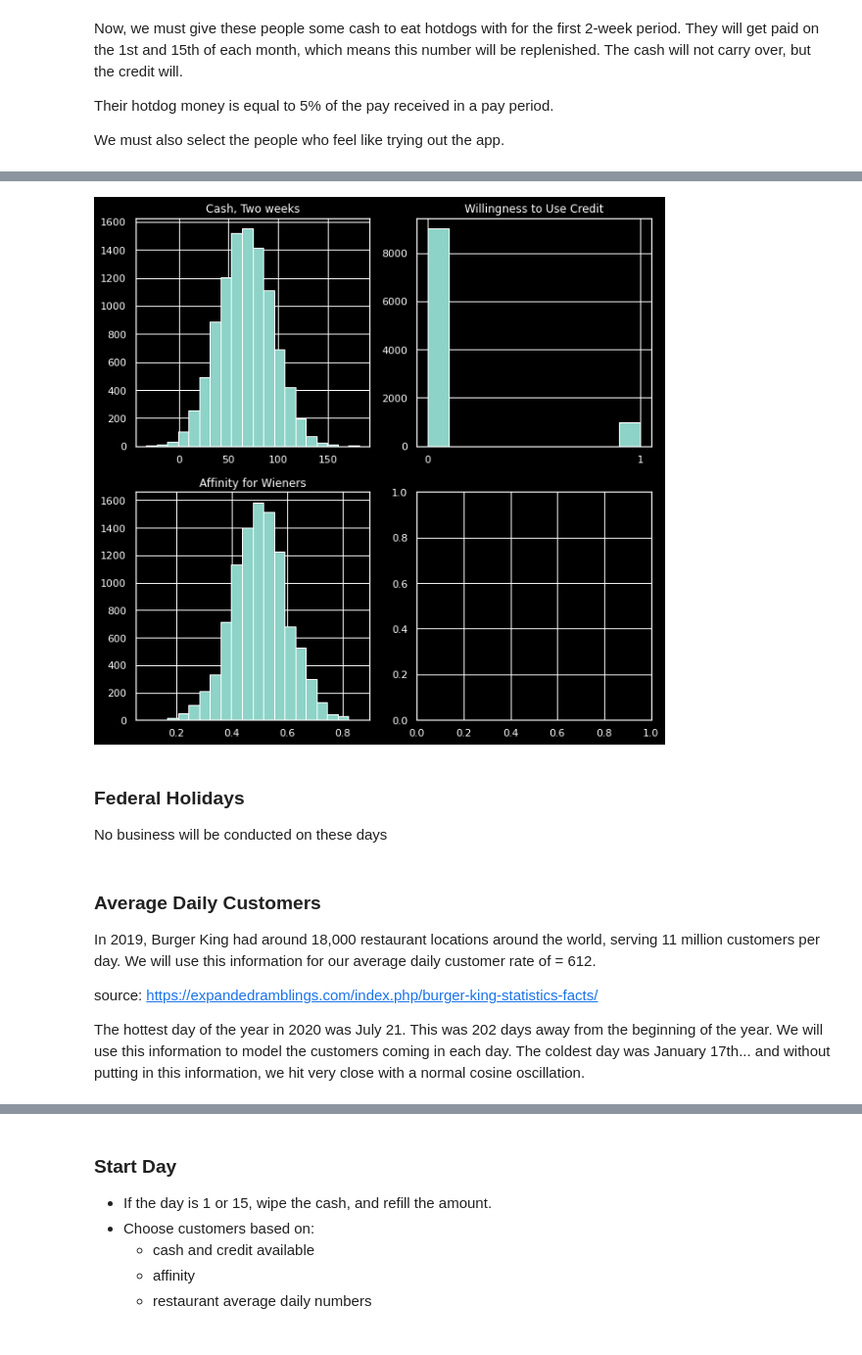
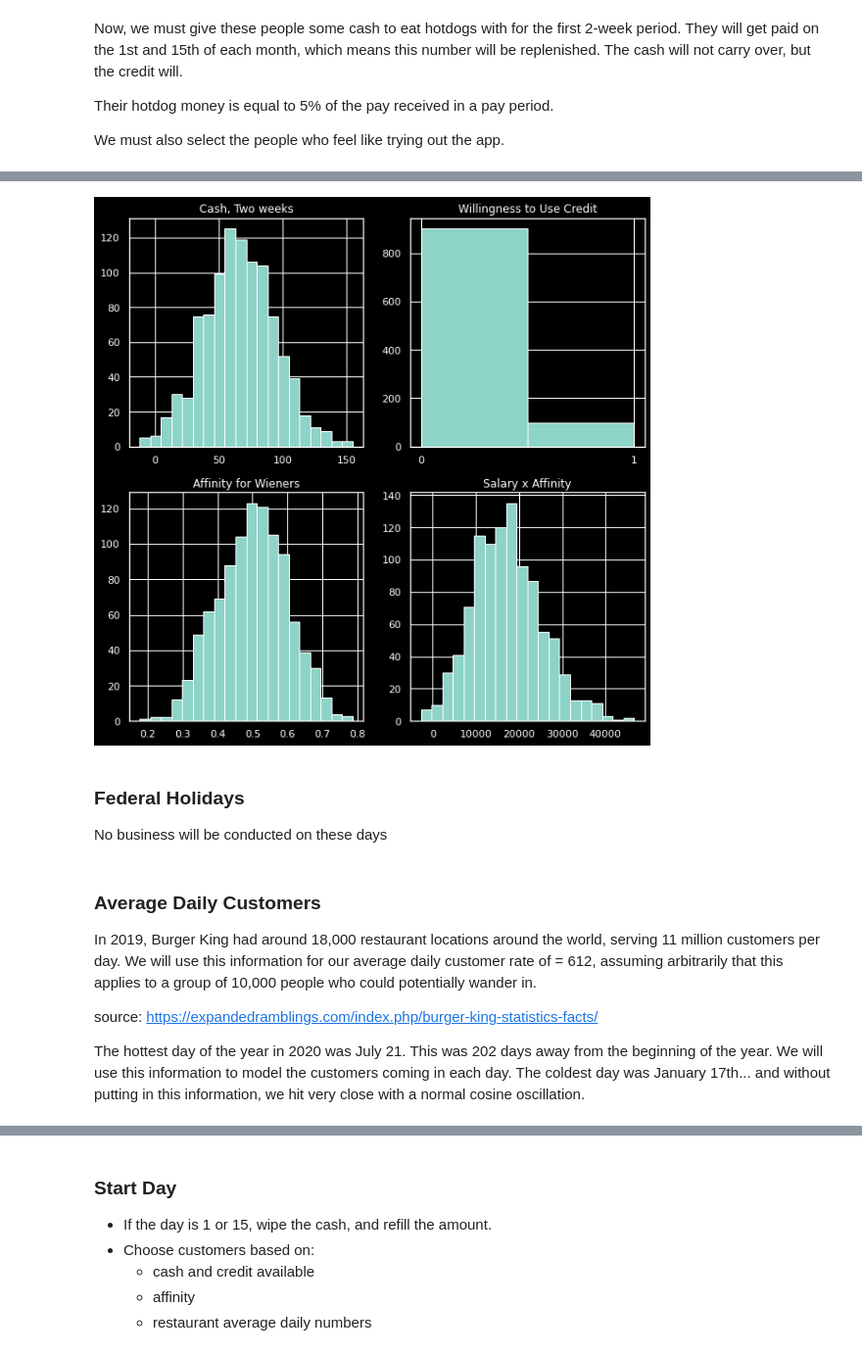
Before and after one commit to SamReeves/604, a Jupyter notebook: w7/project/simulation.ipynb, the cells around one changed output, grey strips where cells are left out. Shown at 98% size. Cells and saved outputs as stored; diff of their text form; code cells hidden in the pictures.

```diff
--- a/w7/project/simulation.ipynb
+++ b/w7/project/simulation.ipynb
@@ -38,7 +38,7 @@ The affinity score will range from 0 to 1, again normally distributed around the
 
 Finally, we have willingness to download and use the app.  This value is either a 0 or 1.  From 1 January, 10% of the population will be ready to try it.  Whenever somebody makes a purchase with credit rewards, they will tell 3 friends about it, and each will have a 50% chance of downloading the app. 1 will be a regular customer, and 2 will be outside customers.
 # %%
-def generate_customer() -> tuple:
+def generate_customer():
     """
     Generate a customer with some randomly given attributes.
     Returns: Tuple with customer attributes.
@@ -56,11 +56,32 @@ def generate_customer() -> tuple:
 
     return (salary, cash, credit, affinity, willingness)
 
-customers = pd.DataFrame(columns=['salary', 'cash', 'credit',
-                                  'affinity', 'willingness'])
 
-for i in range(10000):
-    customers.loc[i] = generate_customer()
+def create_population(n):
+    """
+    Create the population of customers.
+    Returns: Dataframe with population.
+    """
+    # General shape of a person
+    population = pd.DataFrame(columns=['salary', 'cash', 'credit',
+                                       'affinity', 'willingness'])
+
+
+    for i in range(n):
+        population.loc[i] = generate_customer()
+
+    # Randomly select alpha testers
+    users = population.sample(frac = 0.1)
+    users.willingness = 1
+    population.update(users)
+
+    # Biweekly pocket money
+    population.cash = (population.salary / 26) * 0.05
+
+    population['salary'] = population['salary'].astype(int)
+    population['cash'] = population.cash.astype(int)
+
+    return population
 # %% [markdown]
 Now, we must give these people some cash to eat hotdogs with for the first 2-week period.  They will get paid on the 1st and 15th of each month, which means this number will be replenished.  The cash will not carry over, but the credit will.
 
@@ -89,0 +91,3 @@ customers.head(10)
+# %%
+test_population = create_population(1000)
+test_population
@@ -90,18 +108,21 @@ customers.head(10)
 # %%
 fig, ax = plt.subplots(nrows=2, ncols=2, figsize=(10,10))
-ax[0,0].hist(customers.cash, bins=20)
+ax[0,0].hist(test_population.cash, bins=20)
 ax[0,0].set_title('Cash, Two weeks')
 
-ax[0,1].hist(customers.willingness, bins=10)
+ax[0,1].hist(test_population.willingness, bins=2)
 ax[0,1].set_title('Willingness to Use Credit')
 ax[0,1].xaxis.set_ticks([0,1])
 
-ax[1,0].hist(customers.affinity, bins=20)
+ax[1,0].hist(test_population.affinity, bins=20)
 ax[1,0].set_title('Affinity for Wieners')
 
+ax[1,1].hist(test_population.affinity * test_population.salary, bins = 20)
+ax[1,1].set_title('Salary x Affinity')
+
 plt.show()
 # %% [output]
-[figure, old version]
+[figure, new version]
 # %% [markdown]
 ### Federal Holidays
 
@@ -117,7 +138,7 @@ holidays = (date(2020, 1, 1), date(2020, 1, 20),
 # %% [markdown]
 ### Average Daily Customers
 
-In 2019, Burger King had around 18,000 restaurant locations around the world, serving 11 million customers per day.  We will use this information for our average daily customer rate of = 612.
+In 2019, Burger King had around 18,000 restaurant locations around the world, serving 11 million customers per day.  We will use this information for our average daily customer rate of = 612, assuming arbitrarily that this applies to a group of 10,000 people who could potentially wander in.
 
 source: https://expandedramblings.com/index.php/burger-king-statistics-facts/
 
```
Also changed, not shown: parts of 28 cells of this notebook, 3 other files.
